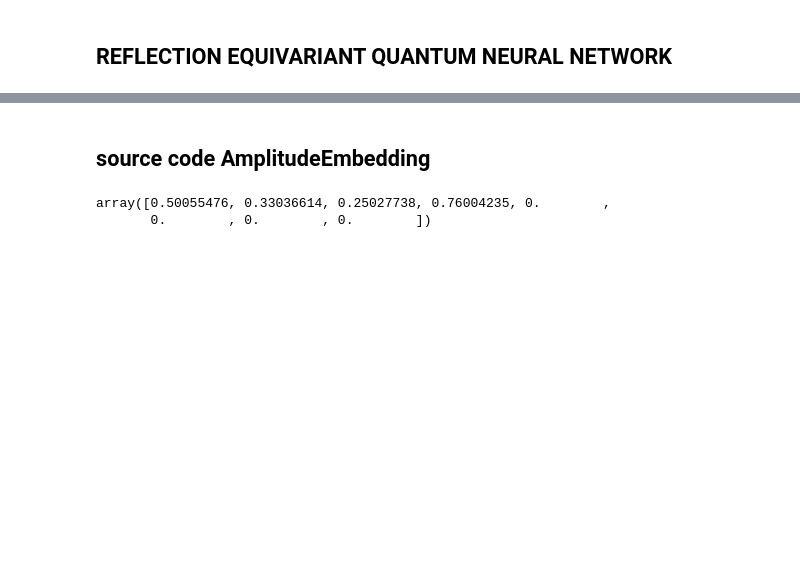
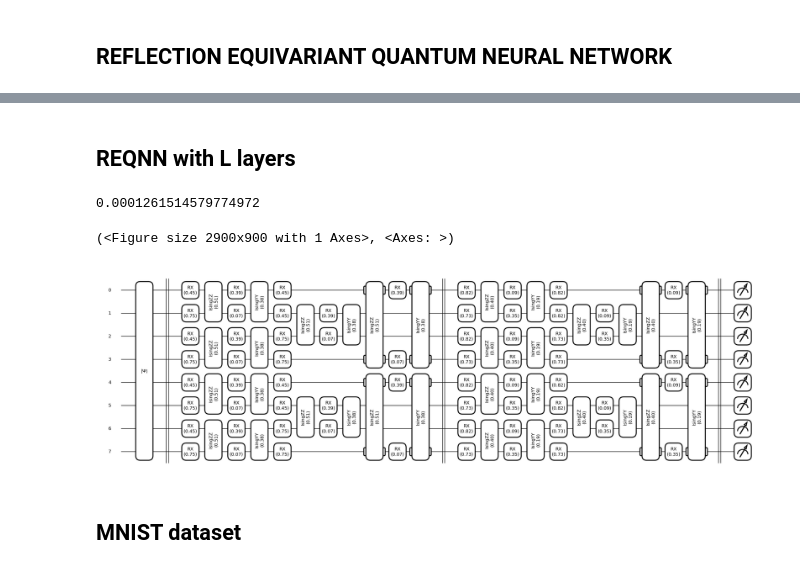
Before and after one commit to LazaroR-u/EQNN_for_HEP, a Jupyter notebook: REFLECTION_EQUIVARIANT_QUANTUM_NEURAL_NETWORK.ipynb, the cells around one changed output, grey strips where cells are left out. Drawn from its saved outputs; the diff is of its cells as text; code cells hidden in the pictures; blank space fills up the shorter version.

Commit message:
REQNN Training mnist

```diff
--- a/REFLECTION_EQUIVARIANT_QUANTUM_NEURAL_NETWORK.ipynb
+++ b/REFLECTION_EQUIVARIANT_QUANTUM_NEURAL_NETWORK.ipynb
@@ -87,2 +56,0 @@ $$|q_0, q_1, q_2 ⟩$$
-# %% [markdown]
-## source code AmplitudeEmbedding
@@ -150,5 +56,0 @@ def amplitud_emb(features, wires, pad_with, normalize):
-# %%
-amplitud_emb([0.5, 0.33, 0.25, 0.7592], wires = range(), pad_with = False, normalize = True)
-# %% [output]
-array([0.50055476, 0.33036614, 0.25027738, 0.76004235, 0.        ,
-       0.        , 0.        , 0.        ])
@@ -154,0 +96,40 @@ array([0.50055476, 0.33036614, 0.25027738, 0.76004235, 0.        ,
+# %% [markdown]
+## REQNN with L layers
+# %%
+n = 8
+L = 2
+dev = qml.device("default.qubit", wires=n)
+
+@qml.qnode(dev)
+def REQNN(x, params, wires= range(n), n_layers=2):
+    # Amplitude Embedding
+    embed_image(x, wires)
+
+    # Apply the trainable block for the specified number of layers
+    for layer in range(n_layers):
+        #layer_params = params[6*layer:6*(layer+1)]
+        qml.Barrier(wires=wires)
+        for i in range(int(len(wires) / 2)):
+            U2(params[6*layer:6*(layer+1)], [wires[2 * i], wires[2 * i + 1]])
+        U2(params[6*layer:6*(layer+1)], [wires[1], wires[2]])
+        U2(params[6*layer:6*(layer+1)], [wires[5], wires[6]])
+        U2(params[6*layer:6*(layer+1)], [wires[0], wires[3]])
+        U2(params[6*layer:6*(layer+1)], [wires[4], wires[7]])
+    qml.Barrier(wires=wires)
+    # Measurement of all qubits with respect to the Z observable
+    return qml.expval((qml.PauliZ(0)) @ qml.PauliZ(1) @ qml.PauliZ(2) @ qml.PauliZ(3) @ qml.PauliZ(4) @ qml.PauliZ(5) @ qml.PauliZ(6) @ qml.PauliZ(7))
+    #return [qml.expval(qml.PauliZ(i)) for i in range(n_qubits)]
+
+
+x_original = np.arange(2**n).reshape(16,16,1)
+params = np.random.rand((6) * L, requires_grad = True)
+wires = [i for i in range(n)]
+
+print(REQNN(x_original, params, n_layers = L))
+qml.draw_mpl(REQNN, decimals=2)(x_original, params, n_layers= L)
+# %% [output]
+0.0001261514579774972
+(<Figure size 2900x900 with 1 Axes>, <Axes: >)
+[figure, added]
+# %% [markdown]
+## MNIST dataset
```
Also changed, not shown: parts of 24 cells of this notebook.
